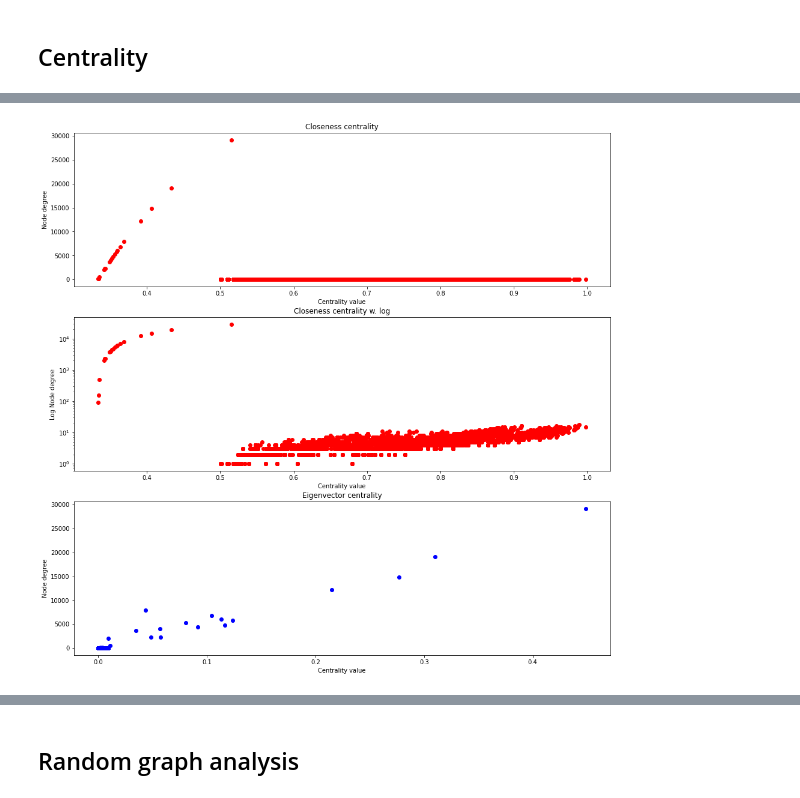
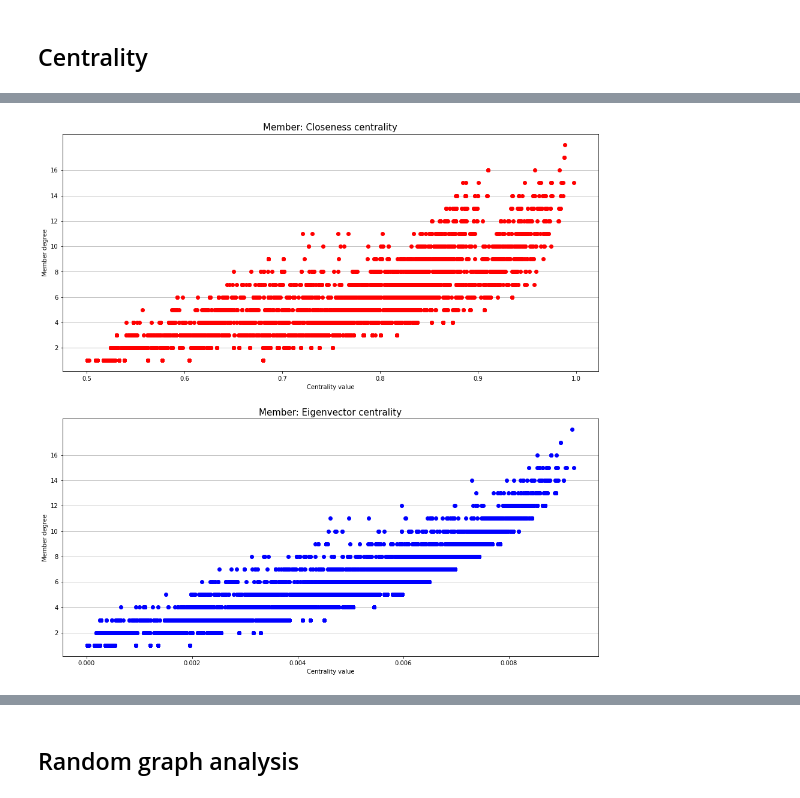
Before and after one commit to Simo067m/ComSocSci-Assignments, a Jupyter notebook: project/graph.ipynb, the cells around one changed output, grey strips where cells are left out. Drawn from its saved outputs; the diff is of its cells as text; code cells hidden in the pictures.

```diff
--- a/project/graph.ipynb
+++ b/project/graph.ipynb
@@ -50,6 +48,18 @@ country_dict = pd.read_json(r"filtered_data\production_countries.json", orient='
 language_dict = pd.read_json(r"filtered_data\spoken_languages.json", orient='records', lines=True).set_index("Language Code").to_dict(orient="dict")['English Name']
 # Movie genres
 genre_dict = pd.read_json(r"filtered_data\movie_genres.json", orient="records", lines=True).set_index("genre_id").to_dict(orient="dict")['genre_name']
+# genre colors for visualising
+genres  = genre_dict.values()
+gen_idx = {g:i for i,g in enumerate(genres)}
+# from distinctipy import distinctipy
+# exclude_color = [(1,1,1),(0,0,0)]
+# colors = distinctipy.get_colors(len(gen_idx), exclude_color)
+colors = [(0.0, 1.0, 0.0),(1.0, 0.0, 1.0),(0.0, 0.5, 1.0),(1.0, 0.5, 0.0),
+          (0.5, 0.75, 0.5),(0.408, 0.14, 0.562),(0.889, 0.01, 0.153),(0.218, 0.48, 0.037),
+          (0.89, 0.5, 0.929),(0.0, 1.0, 1.0),(1.0, 1.0, 0.0),(0.0, 0.0, 1.0),
+          (0.0, 1.0, 0.5),(0.0, 0.5, 0.5),(0.539, 0.81, 0.996),(0.779, 0.36, 0.401),
+          (0.953, 0.84, 0.487),(0.536, 0.88, 0.025),(0.5, 0.0, 1.0)]
+cdict = {g:c for g,c in zip(gen_idx.keys(),colors)}
 # %%
 print( movies_df.keys())
 print( member_df.keys())
@@ -285,46 +324,64 @@ with open("graph_metrics/centrality_closeness.json", "r") as f:
     ccentrality = json.load(f)
 with open("graph_metrics/centrality_eigenvector.json", "r") as f:
     ecentrality = json.load(f)
+# sort
+ccentrality = dict(sorted(ccentrality.items(), key=lambda item: item[1], reverse=True))
+ecentrality = dict(sorted(ecentrality.items(), key=lambda item: item[1], reverse=True))
 
 # Top 5
 relevant_col = ["original_name", "id", "popularity", "known_for_department"]
 get_relevant = lambda id: ' '.join([f'{key}: {val:<18}' for key,val in G.nodes[id].items() if key in relevant_col])
-print("Top 5 c-centrality:")
-for id in list(ccentrality.keys())[:5]:
-    print(f"Score: {ccentrality[id]:.5f}   Id: {id:<6}   Deg: {G.degree(id):>2}   Info:{get_relevant(id)}")
-print("Top 5 e-centrality:")
+
+print("Top 10 members in closeness centrality:")
+member_count = 0
+for id in list(ccentrality.keys())[:10]:
+    if "P" in id:
+        print(f"Score: {ccentrality[id]:.5f}   Id: {id:<6}   Deg: {G.degree(id):>2}   {get_relevant(id)}")
+        member_count += 1
+    if member_count == 10:
+        break
+
+
+print("\nTop 10 members in eigenvector centrality:")
 member_count = 0
 for id in list(ecentrality.keys()):
     if "P" in id:
-        print(f"Score: {ecentrality[id]:.5f}   Id: {id:<6}   Deg: {G.degree(id):>2}   Info:{get_relevant(id)}")
+        print(f"Score: {ecentrality[id]:.5f}   Id: {id:<6}   Deg: {G.degree(id):>2}   {get_relevant(id)}")
         member_count += 1
-    if member_count == 5:
+    if member_count == 10:
         break
+
 print("\n")
-close_degree = [(ccentrality[n],G.degree(n)) for n in G.nodes]
-eigen_degree = [(ecentrality[n],G.degree(n)) for n in G.nodes]
+close_degree = [(ccentrality[n],G.degree(n)) for n in G.nodes if "P" in n]
+eigen_degree = [(ecentrality[n],G.degree(n)) for n in G.nodes if "P" in n]
 
-# for n in G.nodes:
-#     print(ccentrality[n])
-#     print(G.degree(n))
-#     raise Exception()
+fig,ax = plt.subplots(2,1,figsize=(16,16))
+ax[0].plot(*zip(*close_degree),'ro')
+ax[1].plot(*zip(*eigen_degree),'bo')
 
-fig,ax = plt.subplots(3,1,figsize=(16,16))
-ax[0].plot(*zip(*close_degree),'ro')
-ax[1].plot(*zip(*close_degree),'ro')
-ax[2].plot(*zip(*eigen_degree),'bo')
+ax[0].grid(axis="y")
+ax[0].set_title("Member: Closeness centrality", fontsize=15)
+ax[0].set_xlabel("Centrality value")
+ax[0].set_ylabel("Member degree")
+ax[0].set_yticks(range(2, max(close_degree, key=lambda x: x[1])[1],2))
 
-ax[0].set_title("Closeness centrality")
-ax[0].set_xlabel("Centrality value")
-ax[0].set_ylabel("Node degree")
+ax[1].grid(axis="y")
+ax[1].set_title("Member: Eigenvector centrality", fontsize=15)
+ax[1].set_xlabel("Centrality value")
+ax[1].set_ylabel("Member degree")
+ax[1].set_yticks(range(2, max(close_degree, key=lambda x: x[1])[1],2))
+plt.show()
 
-ax[1].set_title("Closeness centrality w. log")
-ax[1].set_xlabel("Centrality value")
-ax[1].set_ylabel("Log Node degree")
-ax[1].set_yscale("log")
+fig,ax = plt.subplots(1,2,figsize=(22,6))
+fig.suptitle("Genre centrality", fontsize=18)
+genre_order = [n for n in ccentrality if "P" not in n]
+ax[0].barh(genre_order, [ccentrality[n] for n in genre_order], align='center', color=[cdict[n] for n in genre_order])
+ax[0].set_title("Closeness", fontsize=15)
+ax[0].axis("on")
 
-ax[2].set_title("Eigenvector centrality")
-ax[2].set_xlabel("Centrality value")
-ax[2].set_ylabel("Node degree")
+genre_order = [n for n in ecentrality if "P" not in n]
+ax[1].barh(genre_order, [ecentrality[n] for n in genre_order], align='center', color=[cdict[n] for n in genre_order])
+ax[1].set_title("Eigenvalue", fontsize=15)
+ax[1].axis("on")
 plt.show()
 # %% [output]
@@ -343 +405 @@ Score: 0.00904   Id: P26089   Deg: 14   Info:original_name: Garry Chalk        k
-[figure, old version]
+[figure, new version]
```
Also changed, not shown: parts of 13 cells of this notebook, 2 other files.
